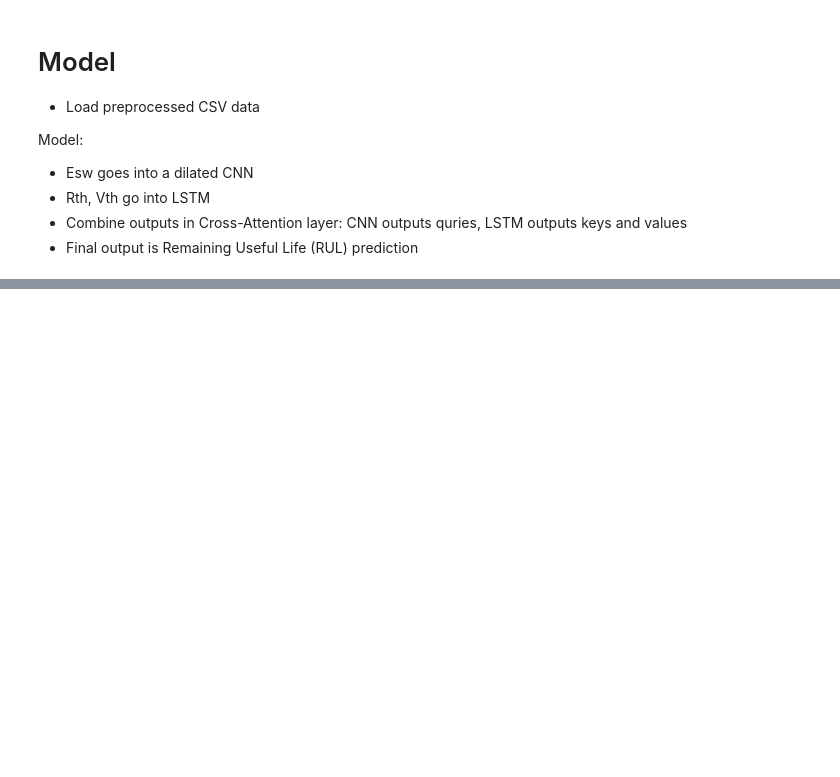
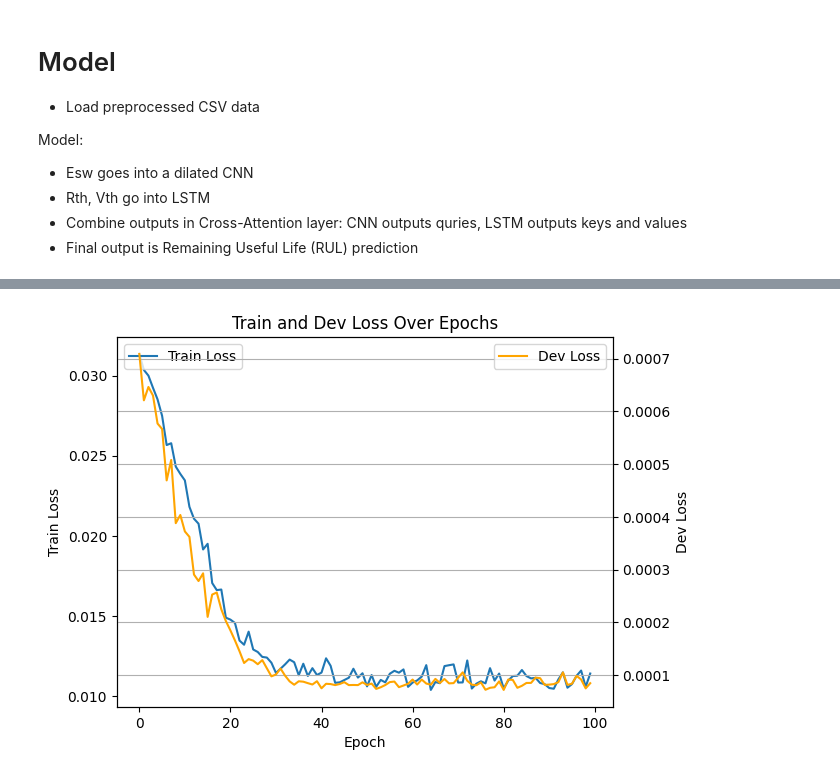
Before and after one commit to snorklerjoe/lifetime-prediction-machine-learning, a Jupyter notebook: model.ipynb, the cells around one changed output, grey strips where cells are left out. Drawn from its saved outputs; the diff is of its cells as text; code cells hidden in the pictures; blank space fills up the shorter version.

Commit message:
Model is not working. Learns mean RUL

```diff
--- a/model.ipynb
+++ b/model.ipynb
@@ -59,16 +74,20 @@ for feature in features:
 [figure]
 # %%
 # Model definitions
+
+rul_scale = 2000.0  # To normalize the RUL values to be bewteen 0 and 1, which Claude recommended might be a good idea...
 
 class RULModel(torch.nn.Module):
     """ Contains a CNN fed by Esw, an LSTM fed by Rth and Vt, and a cross attention layer that combines the CNN and LSTM outputs to predict RUL. """
     def __init__(self, input_size: int, hidden_size: int, num_layers: int):
         super(RULModel, self).__init__()
-        self.cnnconv1=    torch.nn.Conv1d(in_channels=1, out_channels=hidden_size, kernel_size=3, padding=1)
+        self.cnnconv1=    torch.nn.Conv1d(in_channels=1, out_channels=hidden_size, kernel_size=3, padding=1, dilation=64)
         self.cnnrelu =    torch.nn.ReLU()
-        self.cnnpool =  torch.nn.MaxPool1d(1)  # Global average pooling to get a fixed-size output
+        self.cnnbn = torch.nn.BatchNorm1d(hidden_size)
+        # self.cnnpool =  torch.nn.AdaptiveAvgPool1d(1)
+        self.cnnpool =  torch.nn.MaxPool1d(kernel_size=4, stride=4)  # Downsample by a factor of 4 to reduce sequence length for attention
         self.lstm = torch.nn.LSTM(input_size=input_size, hidden_size=hidden_size, num_layers=num_layers, batch_first=True)
-        self.attention = torch.nn.MultiheadAttention(embed_dim=hidden_size, num_heads=1, batch_first=True)
+        self.attention = torch.nn.MultiheadAttention(embed_dim=hidden_size, num_heads=2, batch_first=True)
         self.fc = torch.nn.Linear(hidden_size, 1)
 
     def forward(self, esw, rth_vt):
@@ -80,6 +99,7 @@ class RULModel(torch.nn.Module):
 
         cnn_out = self.cnnconv1(esw)
         cnn_out = self.cnnrelu(cnn_out)
+        cnn_out = self.cnnbn(cnn_out)
         cnn_out = self.cnnpool(cnn_out).transpose(1,2)
 
         # LSTM branch for Rth and Vt
@@ -89,7 +109,9 @@ class RULModel(torch.nn.Module):
         attn_output, _ = self.attention(cnn_out, lstm_out,  lstm_out)
 
         # Final RUL prediction
-        rul_pred = self.fc(attn_output.squeeze(1))
+        # rul_pred = self.fc(attn_output[:, 0, :])  # Want a scalar
+        # rul_pred = self.fc(cnn_out[:, 0, :])  # Want a scalar
+        rul_pred = self.fc(lstm_out[:, 0, :])  # Want a scalar
 
         return rul_pred
 # %%
@@ -139,15 +217,5 @@ def train_model(model, data_train, data_dev, num_epochs=100, learning_rate=0.001
 # Train the model...
 
 model = RULModel(input_size=2, hidden_size=32, num_layers=2)
-loss = train_model(model, data_train, data_dev, num_epochs=100, learning_rate=0.001)
-
-# plot train, dev loss:
-plt.title("Train and Dev Loss Over Epochs")
-plt.xlabel("Epoch")
-plt.ylabel("Loss")
-plt.plot([l[0] for l in loss], label="Train Loss")
-plt.plot([l[1] for l in loss], label="Dev Loss")
-plt.legend()
-plt.grid()
-plt.show()
+loss = train_model(model, data_train, data_dev, num_epochs=100, learning_rate=0.0001, batch_size=128)
 # %% [output]
@@ -171,0 +239,16 @@ Epoch 100/100, Train Loss: 136511.4818, Dev Loss: 121689.7344
+# %%
+
+# plot train, dev loss on separate y-axes:
+plt.title("Train and Dev Loss Over Epochs")
+plt.xlabel("Epoch")
+plt.plot([l[0] for l in loss], label="Train Loss")
+plt.ylabel("Train Loss")
+plt.legend(loc="upper left")
+plt.twinx()
+plt.plot([l[1] for l in loss], label="Dev Loss", color='orange')
+plt.ylabel("Dev Loss")
+plt.legend(loc="upper right")
+plt.grid()
+plt.show()
+# %% [output]
+[figure, added]
```
Also changed, not shown: parts of 8 cells of this notebook.
